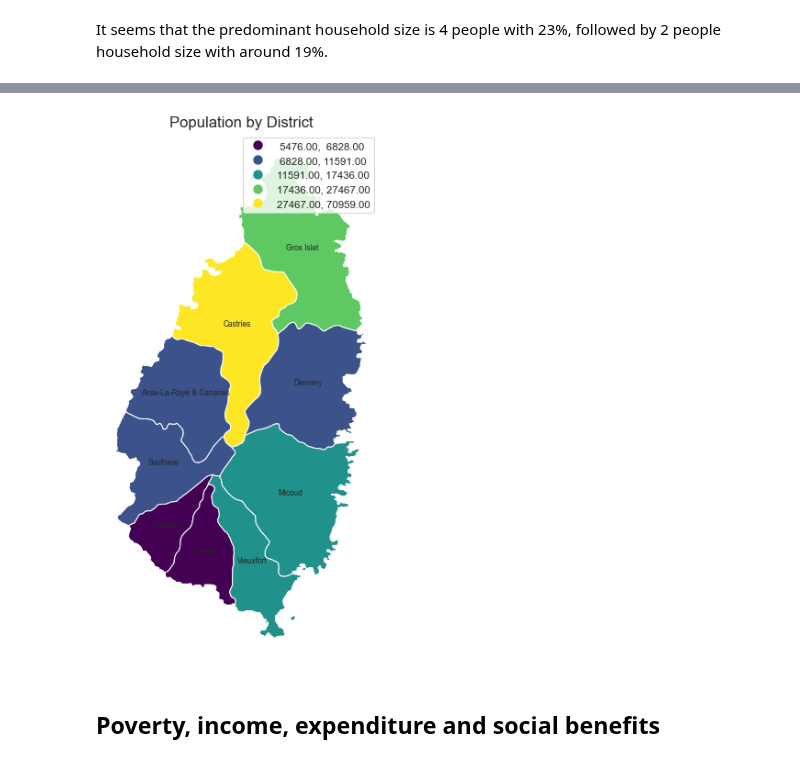
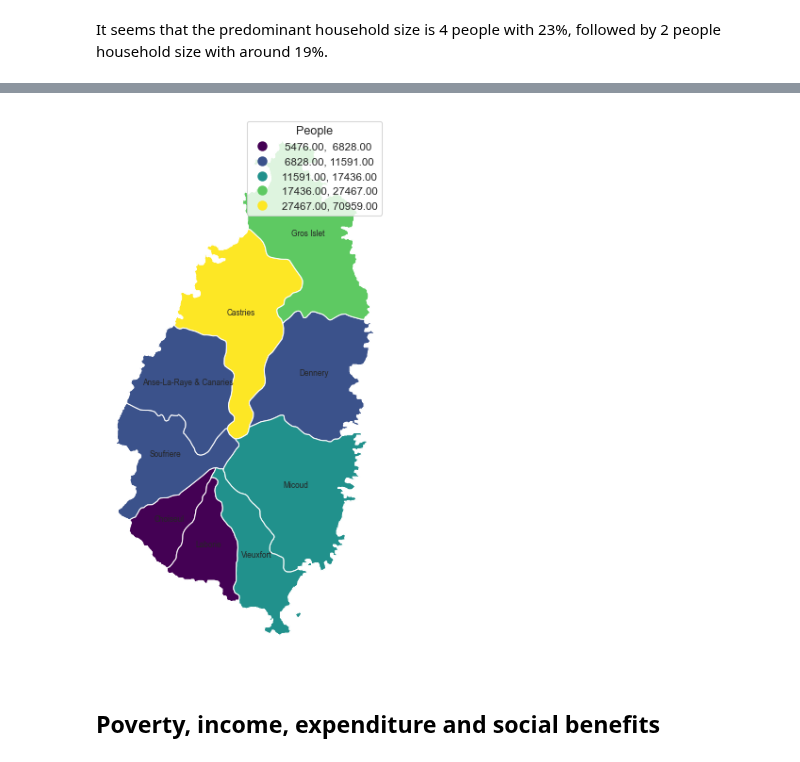
Before and after one commit to mikhailsirenko/unbreakable, a Jupyter notebook: notebooks/eda.ipynb, the cells around one changed output, grey strips where cells are left out. Cells and saved outputs as stored; diff of their text form; code cells hidden in the pictures.

```diff
--- a/notebooks/eda.ipynb
+++ b/notebooks/eda.ipynb
@@ -31,7 +31,7 @@ Let's first zoom into the basic socio-demographic attributes of the respondents.
 The most populated district is Castries and the least populated district is Choiseul.
 # %%
 total_population = round(household_survey['popwgt'].sum())
-district_population = household_survey.groupby('district')['popwgt'].sum().sort_values(ascending=False)
+district_population = household_survey.groupby('district')['popwgt'].sum().sort_values(ascending=False).round()
 
 print('Saint Lucia population = ' + str('{:,}'.format(total_population)))
 for district in district_population.index:
@@ -101,13 +124,13 @@ gdf = gdf[gdf['NAME_1'].isin(household_survey['district'].unique())]
 gdf = pd.merge(gdf, district_population.round(), left_on='NAME_1', right_index=True)
 gdf.reset_index(inplace=True, drop=True)
 # %%
-ax = gdf.plot(column='popwgt', scheme='fisher_jenks', figsize=(10,10), legend=True)
+ax = gdf.plot(column='popwgt', scheme='fisher_jenks', figsize=(10,10), legend=True, legend_kwds={'title': 'People'})
 for idx, row in gdf.iterrows():
         ax.annotate(text=row['NAME_1'], xy=row['geometry'].centroid.coords[0], ha='center', fontsize=8)
-ax.axis('off')
-ax.set_title('Population by District', fontsize=16);
+ax.axis('off');
+plt.savefig('../figures//eda/pop_by_district.png', dpi=300, bbox_inches='tight')
 # %% [output]
-[figure, old version]
+[figure, new version]
 # %% [markdown]
 ## Poverty, income, expenditure and social benefits
 # %% [markdown]
```
Also changed, not shown: parts of 11 cells of this notebook, 4 other files.
